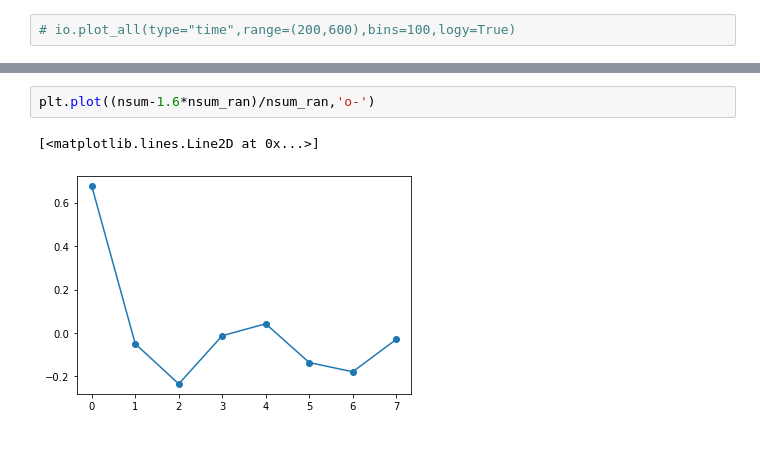
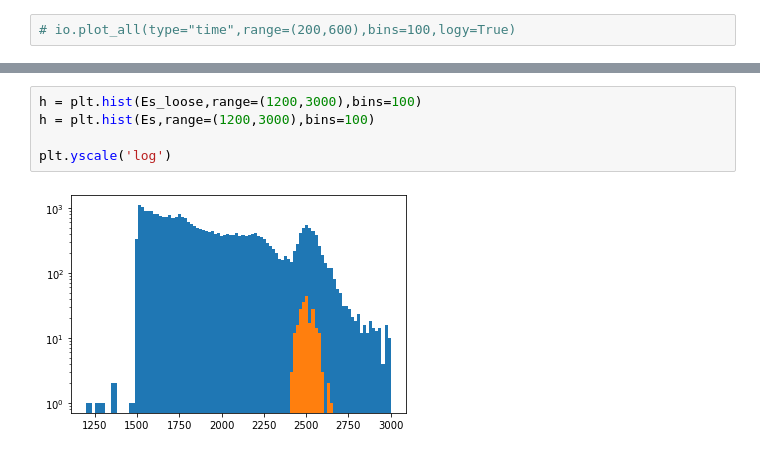
Before and after one commit to acolijn/DT5550_DAQ, a Jupyter notebook: analysis/decode_example.ipynb, the cells around one changed output, grey strips where cells are left out. Drawn from its saved outputs; the diff is of its cells as text.

```diff
--- a/analysis/decode_example.ipynb
+++ b/analysis/decode_example.ipynb
@@ -234,5 +242,7 @@ plt.plot(nsum_ran*1.6,'x--')
-# %%
-plt.plot((nsum-1.6*nsum_ran)/nsum_ran,'o-')
-# %% [output]
-[<matplotlib.lines.Line2D at 0x...>]
-[figure, removed]
+# %%
+h = plt.hist(Es_loose,range=(1200,3000),bins=100)
+h = plt.hist(Es,range=(1200,3000),bins=100)
+
+plt.yscale('log')
+# %% [output]
+[figure, added]
```
Also changed, not shown: parts of 6 cells of this notebook, 7 other files.
